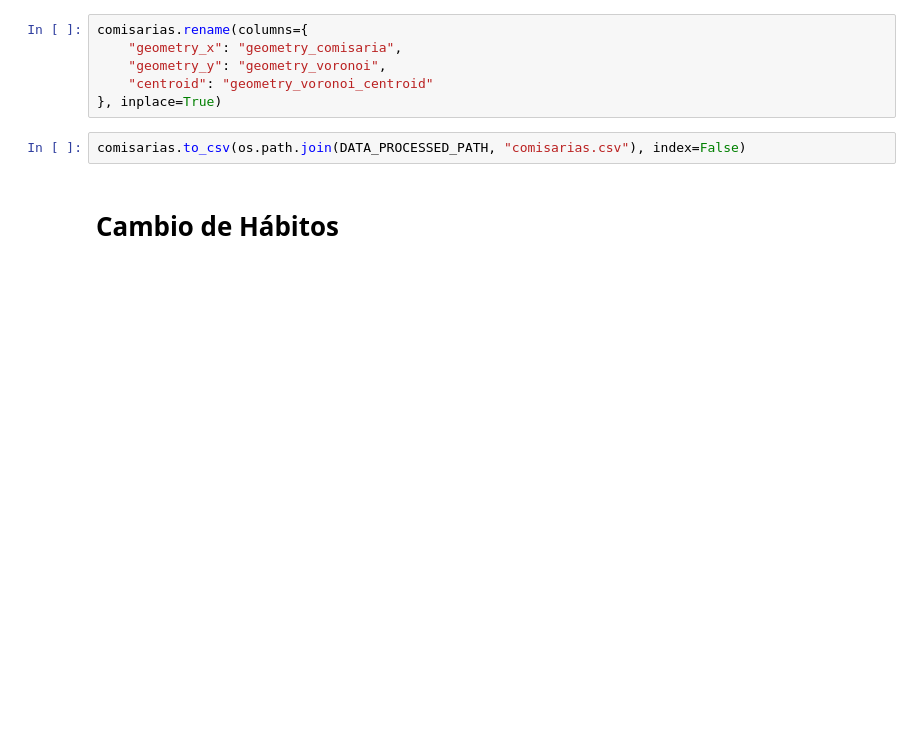
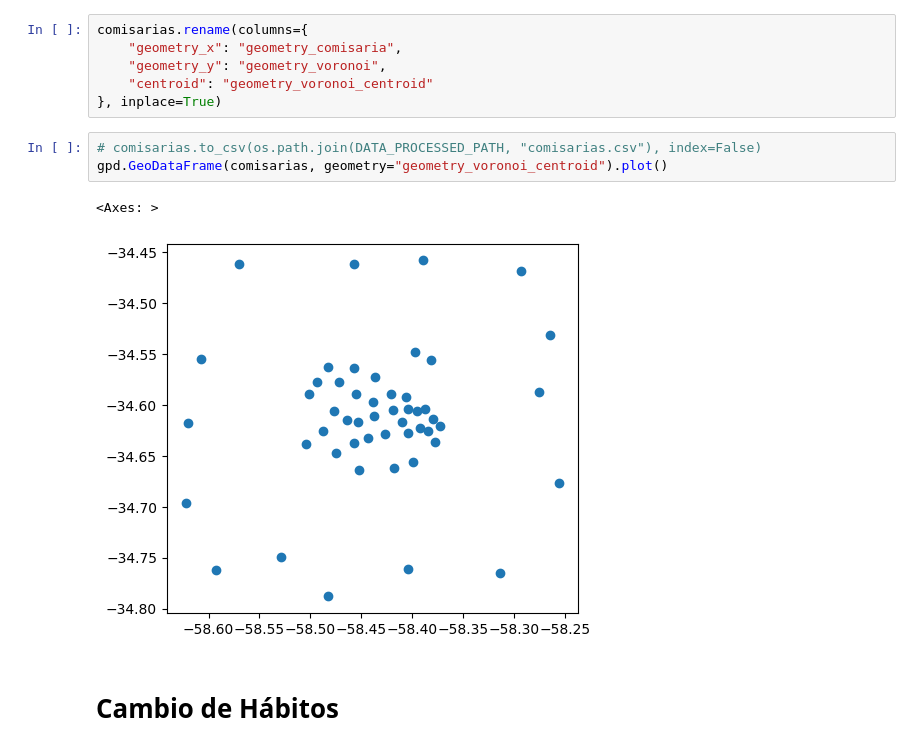
Before and after one commit to juanseh238/comuna-tracker, a Jupyter notebook: 03_eda_seguridad.ipynb, the cells around one changed output. Drawn from its saved outputs; the diff is of its cells as text; blank space fills up the shorter version.

```diff
--- a/03_eda_seguridad.ipynb
+++ b/03_eda_seguridad.ipynb
@@ -622,7 +612,11 @@ comisarias.rename(columns={
     "centroid": "geometry_voronoi_centroid"
 }, inplace=True)
 # %%
-comisarias.to_csv(os.path.join(DATA_PROCESSED_PATH, "comisarias.csv"), index=False)
+# comisarias.to_csv(os.path.join(DATA_PROCESSED_PATH, "comisarias.csv"), index=False)
+gpd.GeoDataFrame(comisarias, geometry="geometry_voronoi_centroid").plot()
+# %% [output]
+<Axes: >
+[figure, added]
 # %% [markdown]
 # Cambio de Hábitos
 # %%
```
Also changed, not shown: parts of 5 cells of this notebook, 2 other files.
